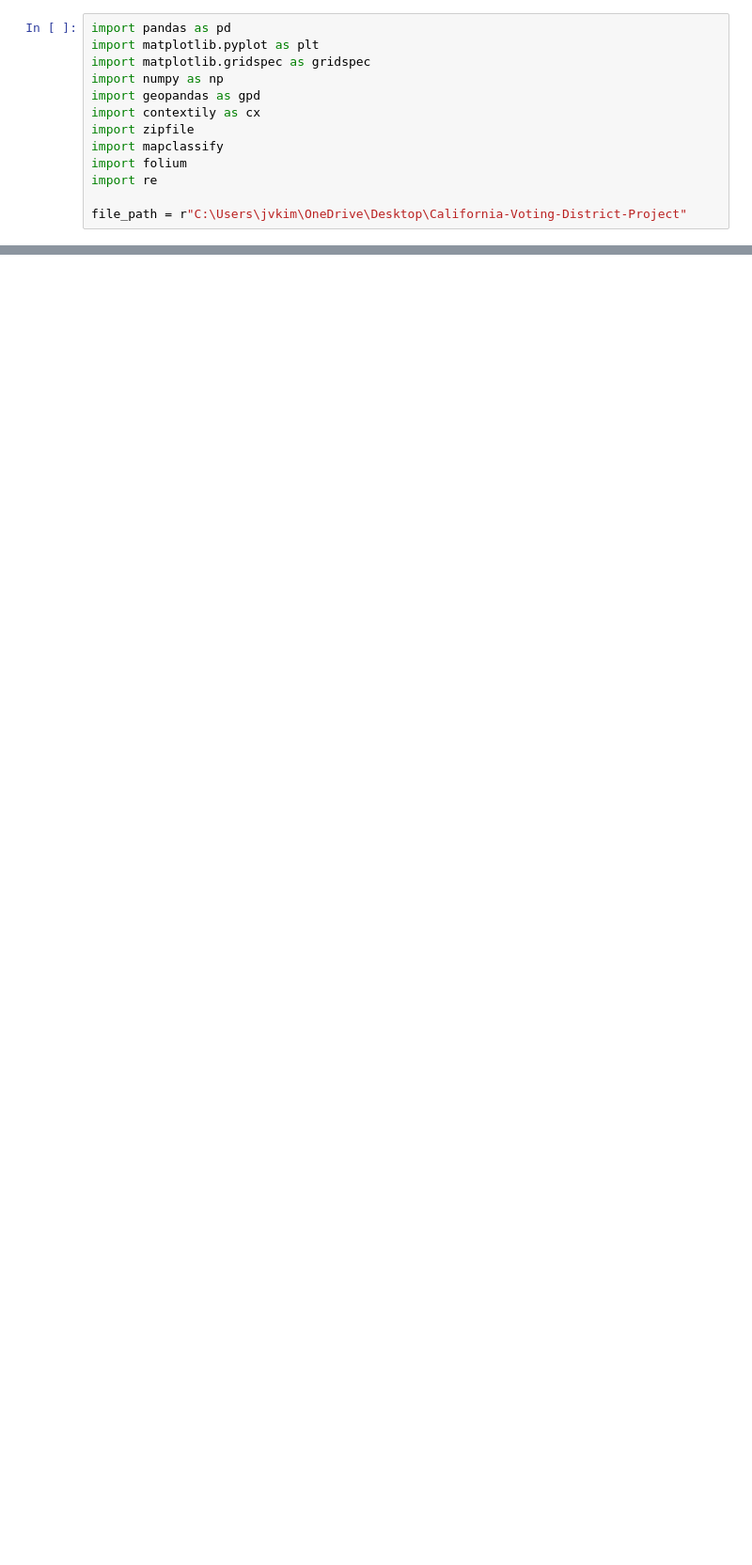
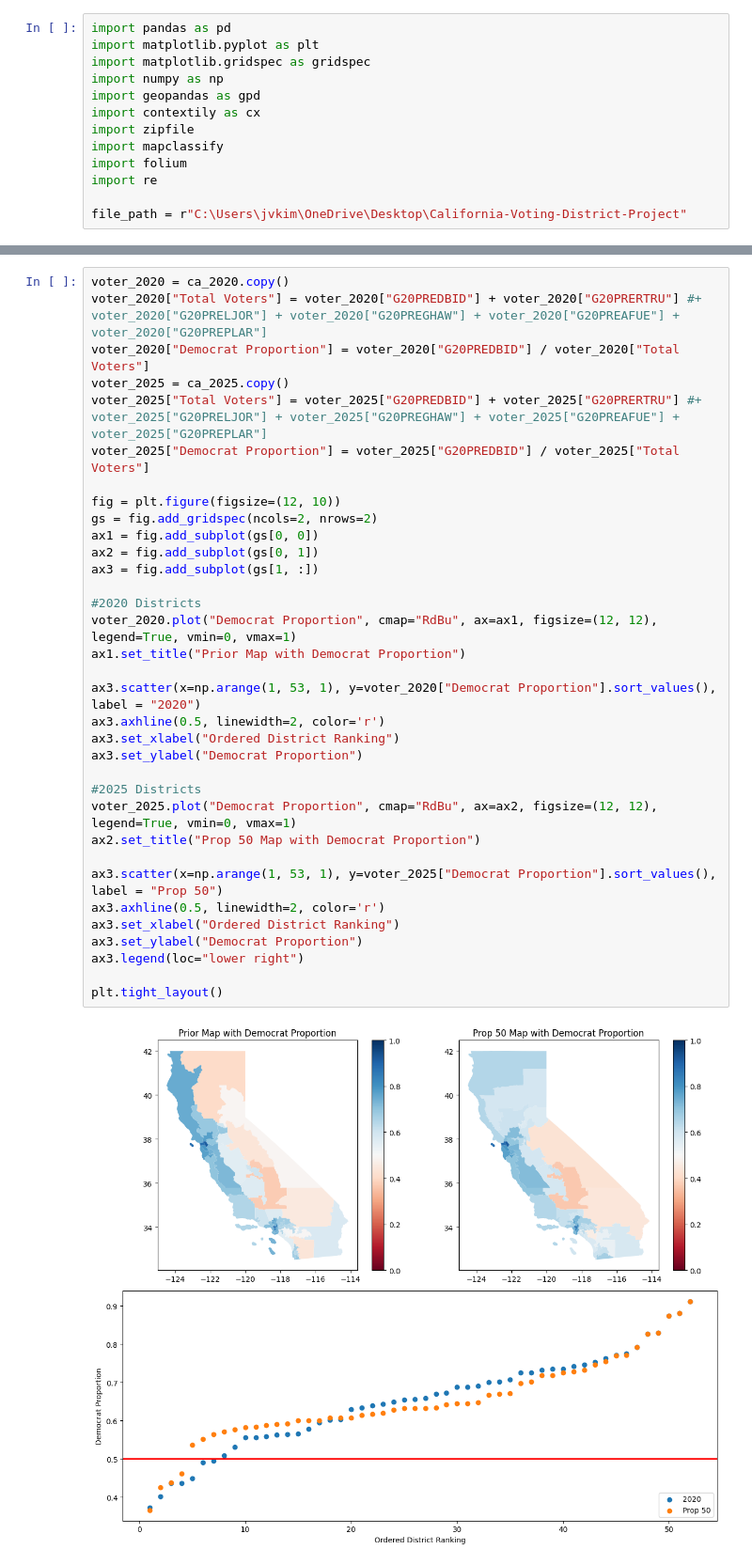
Before and after one commit to jvkim336-rgb/California-Voting-District-Project, a Jupyter notebook: CA-District-Notebook.ipynb, the cells around one changed output, grey strips where cells are left out. Shown at 94% size. Cells and saved outputs as stored; diff of their text form; blank space fills up the shorter version.

```diff
--- a/CA-District-Notebook.ipynb
+++ b/CA-District-Notebook.ipynb
@@ -113,0 +167,36 @@ plt.tight_layout()
+# %%
+voter_2020 = ca_2020.copy()
+voter_2020["Total Voters"] = voter_2020["G20PREDBID"] + voter_2020["G20PRERTRU"] #+ voter_2020["G20PRELJOR"] + voter_2020["G20PREGHAW"] + voter_2020["G20PREAFUE"] + voter_2020["G20PREPLAR"]
+voter_2020["Democrat Proportion"] = voter_2020["G20PREDBID"] / voter_2020["Total Voters"]
+voter_2025 = ca_2025.copy()
+voter_2025["Total Voters"] = voter_2025["G20PREDBID"] + voter_2025["G20PRERTRU"] #+ voter_2025["G20PRELJOR"] + voter_2025["G20PREGHAW"] + voter_2025["G20PREAFUE"] + voter_2025["G20PREPLAR"]
+voter_2025["Democrat Proportion"] = voter_2025["G20PREDBID"] / voter_2025["Total Voters"]
+
+fig = plt.figure(figsize=(12, 10))
+gs = fig.add_gridspec(ncols=2, nrows=2)
+ax1 = fig.add_subplot(gs[0, 0])
+ax2 = fig.add_subplot(gs[0, 1])
+ax3 = fig.add_subplot(gs[1, :])
+
+#2020 Districts
+voter_2020.plot("Democrat Proportion", cmap="RdBu", ax=ax1, figsize=(12, 12), legend=True, vmin=0, vmax=1)
+ax1.set_title("Prior Map with Democrat Proportion")
+
+ax3.scatter(x=np.arange(1, 53, 1), y=voter_2020["Democrat Proportion"].sort_values(), label = "2020")
+ax3.axhline(0.5, linewidth=2, color='r')
+ax3.set_xlabel("Ordered District Ranking")
+ax3.set_ylabel("Democrat Proportion")
+
+#2025 Districts
+voter_2025.plot("Democrat Proportion", cmap="RdBu", ax=ax2, figsize=(12, 12), legend=True, vmin=0, vmax=1)
+ax2.set_title("Prop 50 Map with Democrat Proportion")
+
+ax3.scatter(x=np.arange(1, 53, 1), y=voter_2025["Democrat Proportion"].sort_values(), label = "Prop 50")
+ax3.axhline(0.5, linewidth=2, color='r')
+ax3.set_xlabel("Ordered District Ranking")
+ax3.set_ylabel("Democrat Proportion")
+ax3.legend(loc="lower right")
+
+plt.tight_layout()
+# %% [output]
+[figure, added]
```
Also changed, not shown: parts of 15 cells of this notebook, 1 other file.
